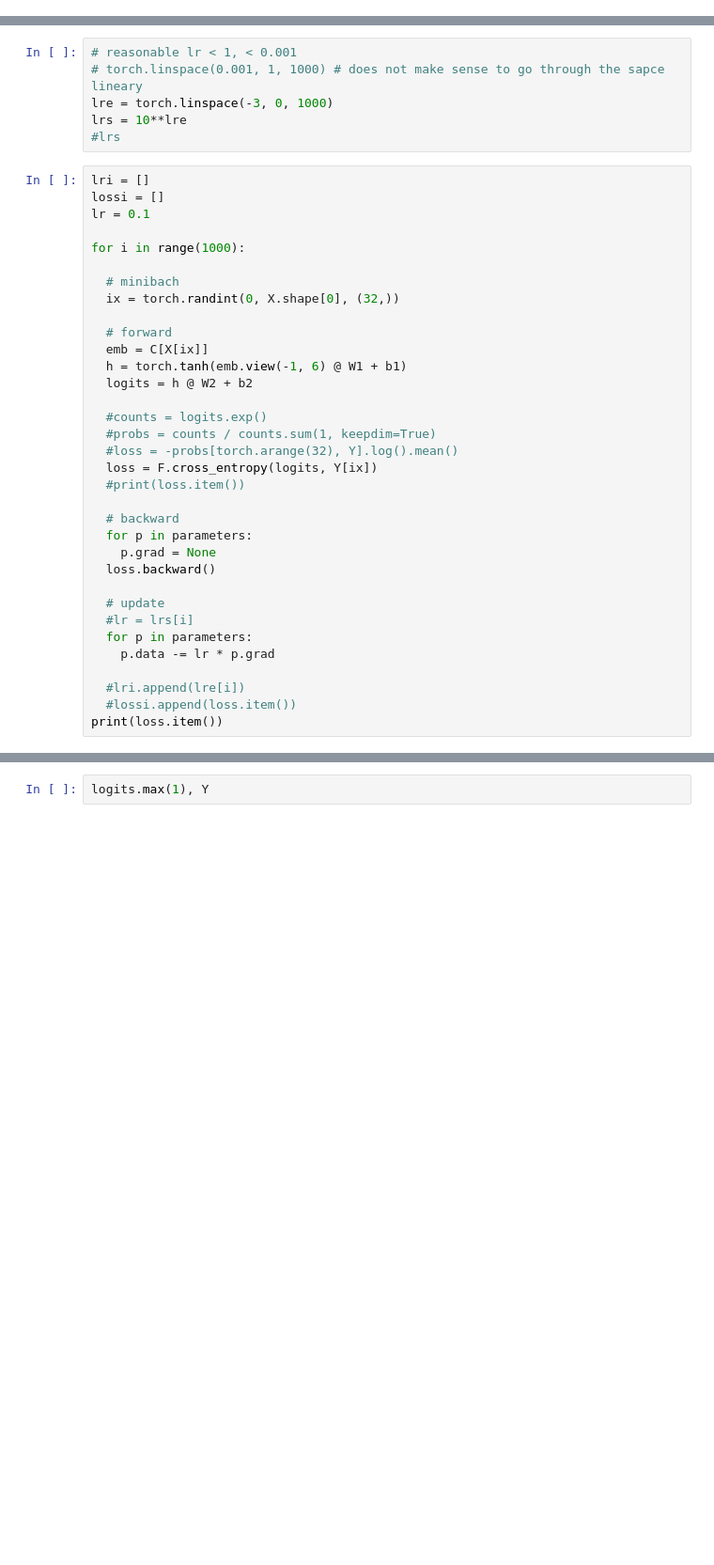
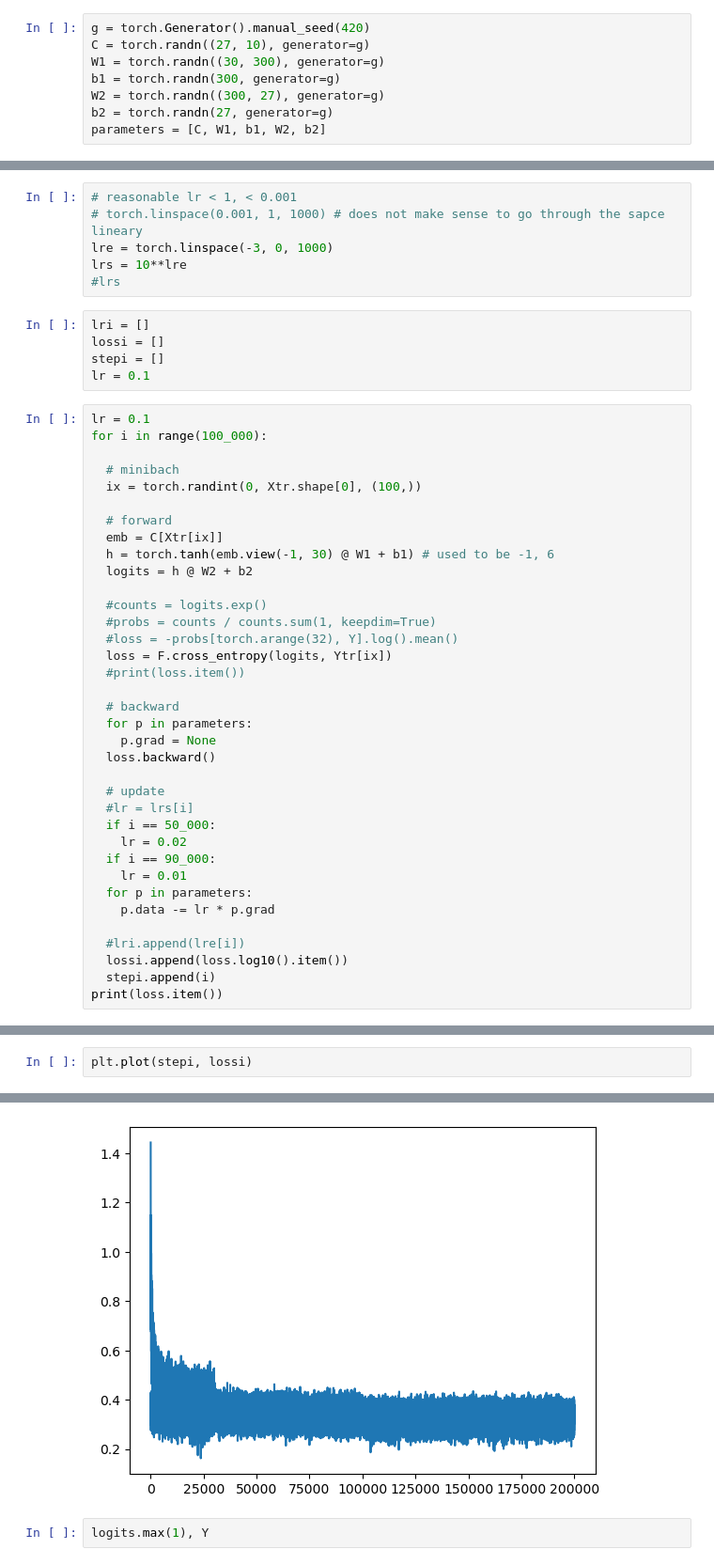
Before and after one commit to Asterikss/Notebook_explorer, a Jupyter notebook: Multilayer_perceptron.ipynb, the cells around one changed output, grey strips where cells are left out. Shown at 94% size. Saved outputs shown, nothing was run; the diff lists cells and outputs as text; blank space fills up the shorter version.

```diff
--- a/Multilayer_perceptron.ipynb
+++ b/Multilayer_perceptron.ipynb
@@ -192,3 +226,11 @@ parameters = [C, W1, b1, W2, b2]
+# %%
+g = torch.Generator().manual_seed(420)
+C = torch.randn((27, 10), generator=g)
+W1 = torch.randn((30, 300), generator=g)
+b1 = torch.randn(300, generator=g)
+W2 = torch.randn((300, 27), generator=g)
+b2 = torch.randn(27, generator=g)
+parameters = [C, W1, b1, W2, b2]
 # %%
 sum(p.nelement() for p in parameters)
 # %% [output]
@@ -202,25 +244,27 @@ for p in parameters:
 lre = torch.linspace(-3, 0, 1000)
 lrs = 10**lre
 #lrs
+# %%
+lri = []
+lossi = []
+stepi = []
+lr = 0.1
 # %%
-lri = []
-lossi = []
 lr = 0.1
-
-for i in range(1000):
+for i in range(100_000):
 
   # minibach
-  ix = torch.randint(0, X.shape[0], (32,))
+  ix = torch.randint(0, Xtr.shape[0], (100,))
 
   # forward
-  emb = C[X[ix]]
-  h = torch.tanh(emb.view(-1, 6) @ W1 + b1)
+  emb = C[Xtr[ix]]
+  h = torch.tanh(emb.view(-1, 30) @ W1 + b1) # used to be -1, 6
   logits = h @ W2 + b2
 
   #counts = logits.exp()
   #probs = counts / counts.sum(1, keepdim=True)
   #loss = -probs[torch.arange(32), Y].log().mean()
-  loss = F.cross_entropy(logits, Y[ix])
+  loss = F.cross_entropy(logits, Ytr[ix])
   #print(loss.item())
 
   # backward
@@ -230,10 +274,15 @@ for i in range(1000):
 
   # update
   #lr = lrs[i]
+  if i == 50_000:
+    lr = 0.02
+  if i == 90_000:
+    lr = 0.01
   for p in parameters:
     p.data -= lr * p.grad
 
   #lri.append(lre[i])
-  #lossi.append(loss.item())
+  lossi.append(loss.log10().item())
+  stepi.append(i)
 print(loss.item())
 # %% [output]
@@ -240,0 +290,3 @@ print(loss.item())
+# %%
+plt.plot(stepi, lossi)
+# %% [output]
@@ -241,3 +294,4 @@ print(loss.item())
+[figure, added]
 # %%
 logits.max(1), Y
 # %%
```
Also changed, not shown: parts of 9 cells of this notebook.
